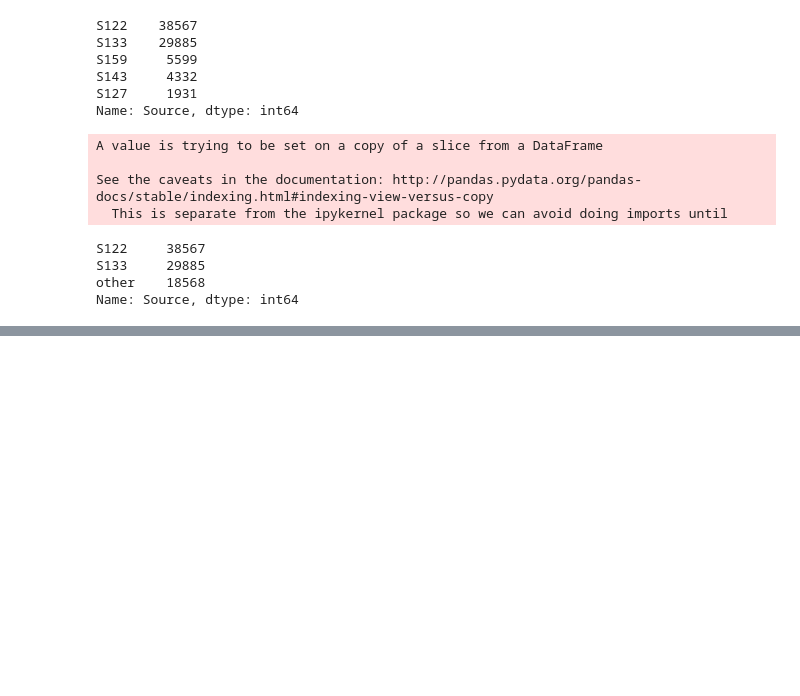
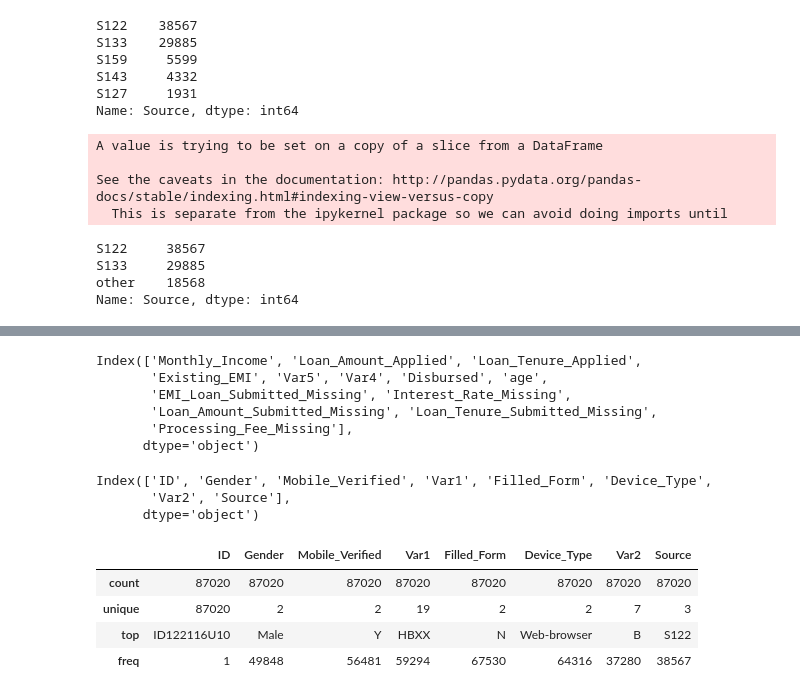
Before and after one commit to ds-suyog/Machine_Learning_with_Python, a Jupyter notebook: gbm_parameter-tuning_avhackathonx3.ipynb, the cells around one changed output, grey strips where cells are left out. Drawn from its saved outputs; the diff is of its cells as text; code cells hidden in the pictures; blank space fills up the shorter version.

```diff
--- a/gbm_parameter-tuning_avhackathonx3.ipynb
+++ b/gbm_parameter-tuning_avhackathonx3.ipynb
@@ -454,0 +487,16 @@ Name: Source, dtype: int64
+# %%
+train.select_dtypes(include=['float64','int64']).columns
+#train.select_dtypes(exclude=['object']).head()
+# %% [output]
+Index(['Monthly_Income', 'Loan_Amount_Applied', 'Loan_Tenure_Applied',
+       'Existing_EMI', 'Var5', 'Var4', 'Disbursed', 'age',
+       'EMI_Loan_Submitted_Missing', 'Interest_Rate_Missing',
+       'Loan_Amount_Submitted_Missing', 'Loan_Tenure_Submitted_Missing',
+       'Processing_Fee_Missing'],
+      dtype='object')
+# %%
+train.select_dtypes(include=['object']).columns
+# %% [output]
+Index(['ID', 'Gender', 'Mobile_Verified', 'Var1', 'Filled_Form', 'Device_Type',
+       'Var2', 'Source'],
+      dtype='object')
@@ -454,0 +505,8 @@ Name: Source, dtype: int64
+# %%
+train.select_dtypes(include=['object']).describe()
+# %% [output]
+|  | ID | Gender | Mobile_Verified | Var1 | Filled_Form | Device_Type | Var2 | Source |
+| count | 87020 | 87020 | 87020 | 87020 | 87020 | 87020 | 87020 | 87020 |
+| unique | 87020 | 2 | 2 | 19 | 2 | 2 | 7 | 3 |
+| top | ID122116U10 | Male | Y | HBXX | N | Web-browser | B | S122 |
+| freq | 1 | 49848 | 56481 | 59294 | 67530 | 64316 | 37280 | 38567 |
```
Also changed, not shown: parts of 4 cells of this notebook.
